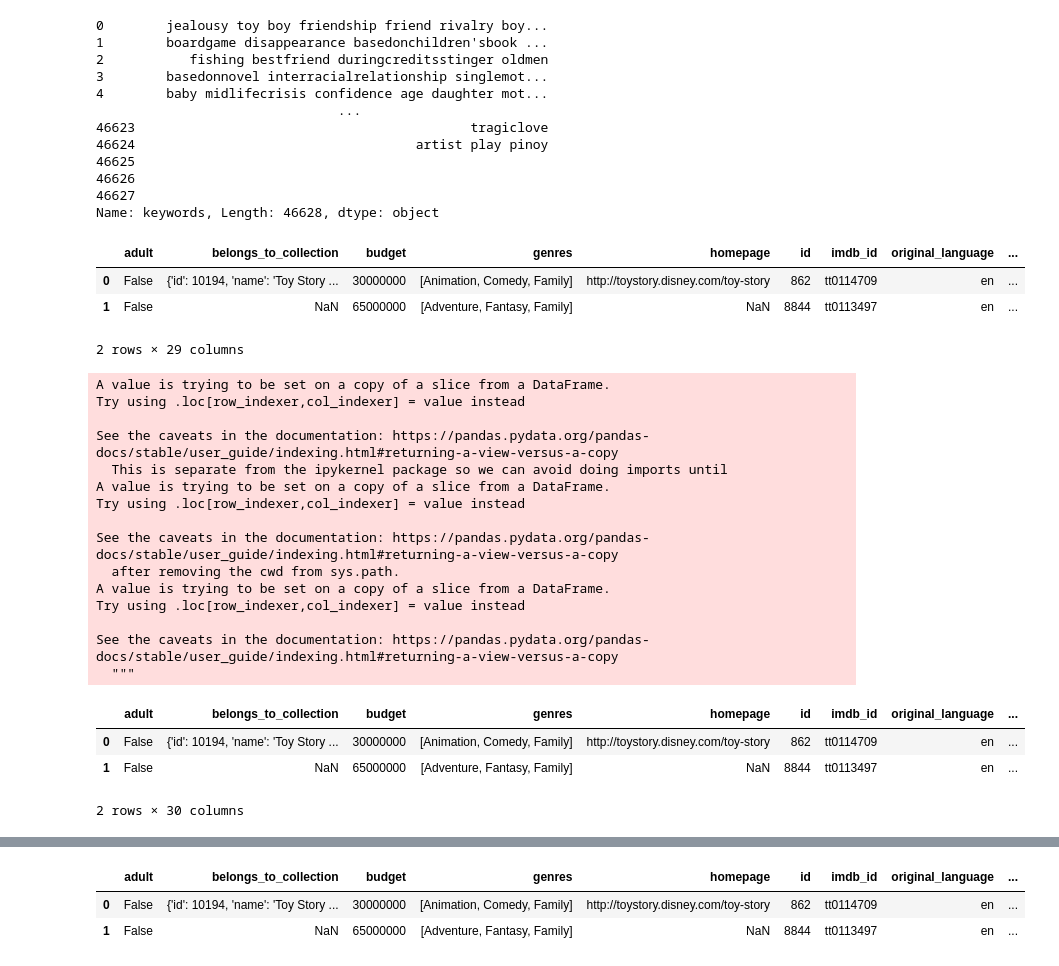
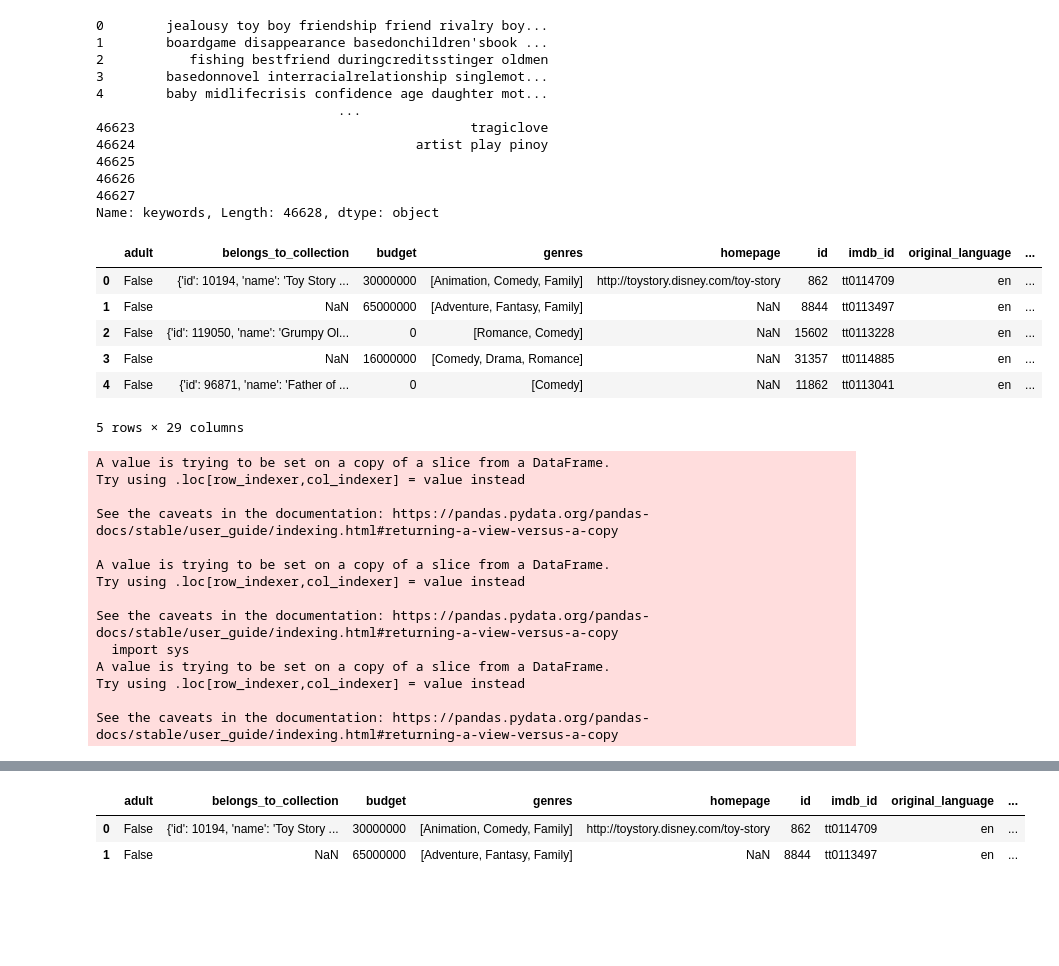
Before and after one commit to rohit9d/movie-recommendation-model, a Jupyter notebook: recommendor.ipynb, the cells around one changed output, grey strips where cells are left out. Saved outputs shown, nothing was run; the diff lists cells and outputs as text; code cells hidden in the pictures; blank space fills up the shorter version.

```diff
--- a/recommendor.ipynb
+++ b/recommendor.ipynb
@@ -329,14 +317,22 @@ z
 Name: keywords, Length: 46628, dtype: object
 # %%
 md['keywords']=z.map(lambda x:[x])
-md.head(2)
+md.head(5)
+#md[md['id'].isin(links_small)]
+#links_small
 # %% [output]
 |  | adult | belongs_to_collection | budget | genres | homepage | id | imdb_id | original_language | ... |
 | 0 | False | {'id': 10194, 'name': 'Toy Story ... | 30000000 | [Animation, Comedy, Family] | http://toystory.disney.com/toy-story | 862 | tt0114709 | en | ... |
 | 1 | False | NaN | 65000000 | [Adventure, Fantasy, Family] | NaN | 8844 | tt0113497 | en | ... |
+| 2 | False | {'id': 119050, 'name': 'Grumpy Ol... | 0 | [Romance, Comedy] | NaN | 15602 | tt0113228 | en | ... |
+| 3 | False | NaN | 16000000 | [Comedy, Drama, Romance] | NaN | 31357 | tt0114885 | en | ... |
+| 4 | False | {'id': 96871, 'name': 'Father of ... | 0 | [Comedy] | NaN | 11862 | tt0113041 | en | ... |
-2 rows × 29 columns
+5 rows × 29 columns
 # %%
-sd=md[md['id'].isin(qual['id'])]
+links_small=pd.read_csv('data/dataset/links_small.csv')
+links_small = links_small[links_small['tmdbId'].notnull()]['tmdbId'].astype('int')
+links_small.columns=['movieId','imdbId','id']
+sd=md[md['id'].isin(links_small)]
 #sd=sd.reset_index()
 sd['tagline']=sd['tagline'].fillna('')
 sd['description']=sd['overview']+sd['tagline']
@@ -347,15 +343,14 @@ A value is trying to be set on a copy of a slice from a DataFrame.
 Try using .loc[row_indexer,col_indexer] = value instead
 
 See the caveats in the documentation: https://pandas.pydata.org/pandas-docs/stable/user_guide/indexing.html#returning-a-view-versus-a-copy
-  This is separate from the ipykernel package so we can avoid doing imports until
+
 A value is trying to be set on a copy of a slice from a DataFrame.
 Try using .loc[row_indexer,col_indexer] = value instead
 
 See the caveats in the documentation: https://pandas.pydata.org/pandas-docs/stable/user_guide/indexing.html#returning-a-view-versus-a-copy
-  after removing the cwd from sys.path.
+  import sys
 A value is trying to be set on a copy of a slice from a DataFrame.
 Try using .loc[row_indexer,col_indexer] = value instead
 
 See the caveats in the documentation: https://pandas.pydata.org/pandas-docs/stable/user_guide/indexing.html#returning-a-view-versus-a-copy
-  """
 # %%
@@ -364,10 +359,3 @@ sd.head(2)
 sd['cast']=sd['cast'].apply(lambda x:[str.lower(i.replace(" ","")) for i in x])
 sd['director']=sd['director'].apply(lambda x:str.lower(x.replace(" ","")))
 #gving more importance to director by
-# %%
-sd.head(2)
-# %% [output]
-|  | adult | belongs_to_collection | budget | genres | homepage | id | imdb_id | original_language | ... |
-| 0 | False | {'id': 10194, 'name': 'Toy Story ... | 30000000 | [Animation, Comedy, Family] | http://toystory.disney.com/toy-story | 862 | tt0114709 | en | ... |
-| 1 | False | NaN | 65000000 | [Adventure, Fantasy, Family] | NaN | 8844 | tt0113497 | en | ... |
-2 rows × 30 columns
```
Also changed, not shown: parts of 18 cells of this notebook.
